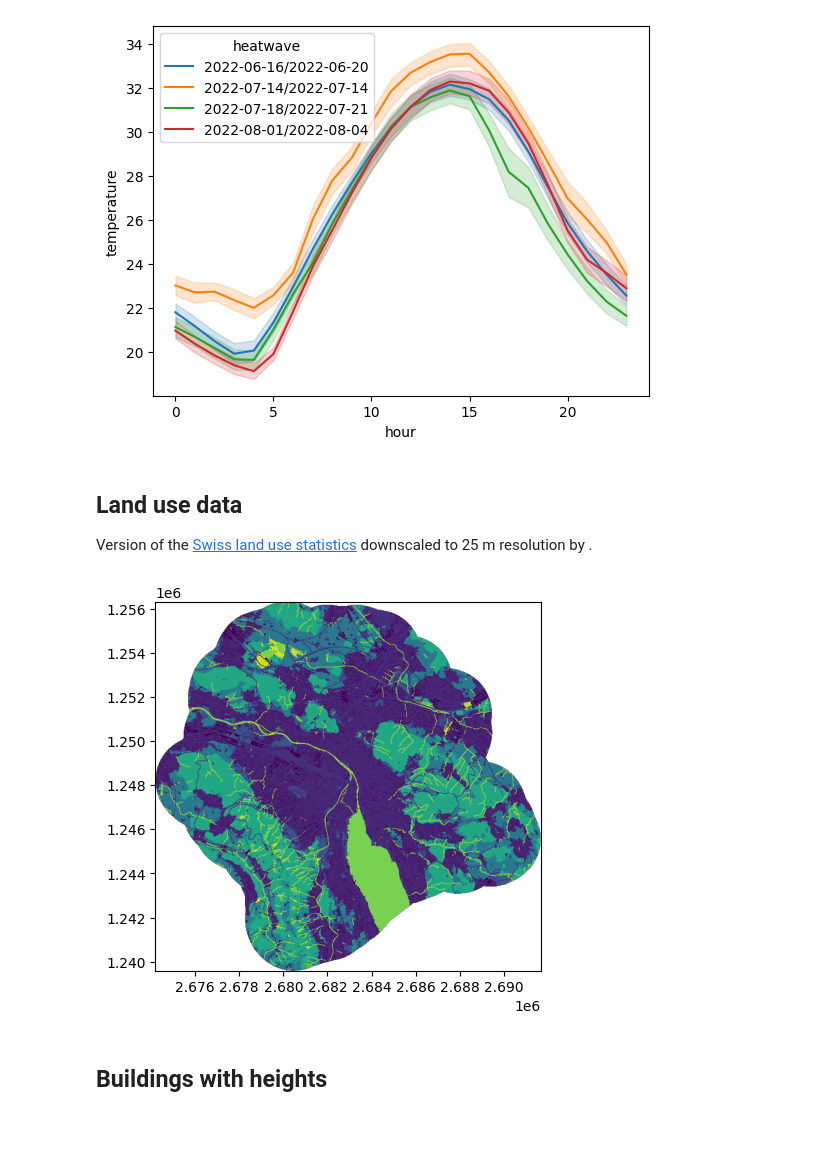
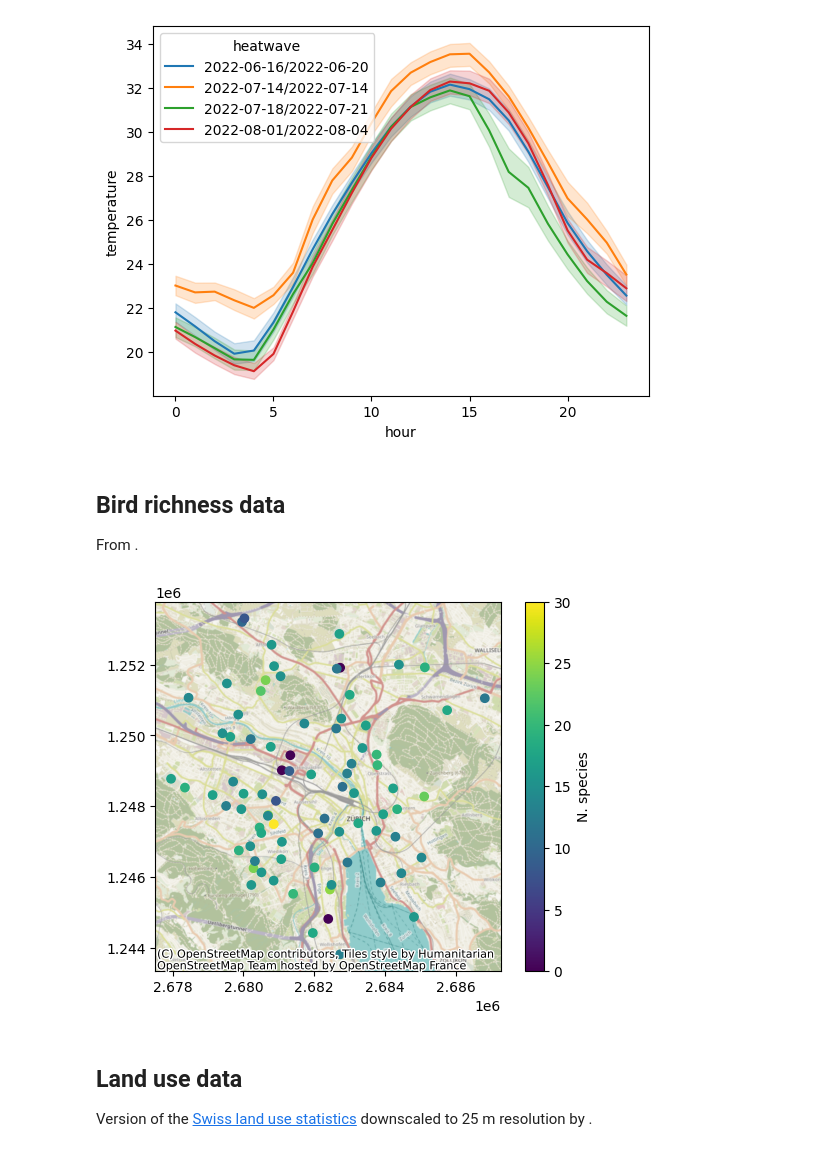
Before and after one commit to martibosch/focalpy, a Jupyter notebook: docs/user-guide/a01-data.ipynb, the cells around one changed output. Cells and saved outputs as stored; diff of their text form; code cells hidden in the pictures.

Commit message:
feat: landscape-species and land use regression examples

```diff
--- a/docs/user-guide/a01-data.ipynb
+++ b/docs/user-guide/a01-data.ipynb
@@ -37,6 +38,12 @@ inter_station_agg_func = "max"
 # target temperature data
 target_hour = 21  # 9 PM
 
+# species richness dataset
+species_richness_filepath = (
+    "https://www.envidat.ch/dataset/0f81429a-204e-4720-929e-5b251e9ab1c4/resource/"
+    "f3abc8d4-c92e-4a57-aea4-39ba8c93158d/download/dataset_5_species_richness_all.txt"
+)
+
 # land use/land cover (LULC) survey
 # sls_column = "LU18_4"
 lulc_url = (
@@ -50,6 +57,7 @@ dst_study_area_filepath = "data/study-area.gpkg"
 dst_stations_filepath = "data/stations.gpkg"
 dst_netatmo_cws_filepath = "data/netatmo-cws.gpkg"
 dst_ts_df_filepath = "data/heatwaves-2022.csv"
+dst_bird_richness_filepath = "data/bird-richness.gpkg"
 dst_lulc_filepath = "data/lulc.tif"
 dst_buildings_gdf_filepath = "data/buildings.gpkg"
 dst_dem_filepath = "data/dem.tif"
@@ -187,42 +195,24 @@ heatwave_ts_df.droplevel("heatwave")[
     heatwave_ts_df.index.get_level_values("time").hour == target_hour
 ].to_csv(dst_ts_df_filepath)
 # %% [markdown]
-## Land use data
+## Bird richness data
 
-Version of the [Swiss land use statistics](https://www.bfs.admin.ch/bfs/en/home/dienstleistungen/geostat/geodaten-bundesstatistik/boden-nutzung-bedeckung-eignung/arealstatistik-schweiz.html) downscaled to 25 m resolution by <cite data-cite="giuliani2022downscaling"/>.
+From <cite data-cite="casanelles2021applying"/>.
 # %%
-# get Swiss LULC data and clip it to the target (buffered) region only
-lulc_filepath = pooch.retrieve(lulc_url, known_hash=None)
-with rio.open(lulc_filepath) as src:
-    dst_img, dst_transform = mask.mask(src, [region_buffer_gser.iloc[0]], crop=True)
-    dst_meta = src.meta.copy()
-
-# replace "nodata" with 0, the "nodata" value in the Swiss land use statistics
-dst_nodata = 0  # src.nodata
-dst_meta.update(
-    {
-        "driver": "GTiff",
-        "nodata": dst_nodata,
-        "height": dst_img.shape[1],
-        "width": dst_img.shape[2],
-        "transform": dst_transform,
-    }
+bird_gdf = pd.read_csv(species_richness_filepath, sep="\t")
+bird_gdf = bird_gdf[bird_gdf["GROUP"] == "Birds"]
+bird_gdf = gpd.GeoDataFrame(
+    bird_gdf, geometry=gpd.points_from_xy(bird_gdf["X"], bird_gdf["Y"]), crs="epsg:2056"
 )
-
-# reclassify to 4 main domains only - ACHTUNG: ugly hardcoded procedure
-dst_img = np.digitize(
-    dst_img, [1, 3, 15, 24, 31, 37, 41, 42, 45, 50, 57, 58, 61, 62, 64, 69, 72]
-)
-
-dst_img = np.where(dst_img < 17, dst_img, dst_nodata)
-with rio.open(dst_lulc_filepath, "w", **dst_meta) as dst:
-    dst.write(dst_img)
+ax = bird_gdf.plot("n.species", legend=True, legend_kwds={"label": "N. species"})
+cx.add_basemap(ax, crs=bird_gdf.crs)
+# %% [output]
+[figure, added]
 # %%
-# plot the region data from the target LULC survey
-with rio.open(dst_lulc_filepath) as src:
-    plot.show(src)
+# save to a file
+bird_gdf.to_file(dst_bird_richness_filepath)
-# %% [output]
-[figure, removed]
 # %% [markdown]
-## Buildings with heights
+## Land use data
+
+Version of the [Swiss land use statistics](https://www.bfs.admin.ch/bfs/en/home/dienstleistungen/geostat/geodaten-bundesstatistik/boden-nutzung-bedeckung-eignung/arealstatistik-schweiz.html) downscaled to 25 m resolution by <cite data-cite="giuliani2022downscaling"/>.
 # %%
```
Also changed, not shown: parts of 17 cells of this notebook, 21 other files.
